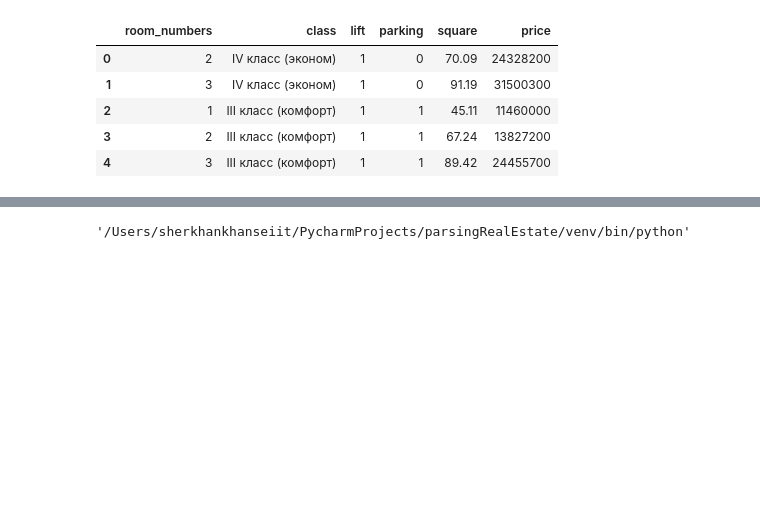
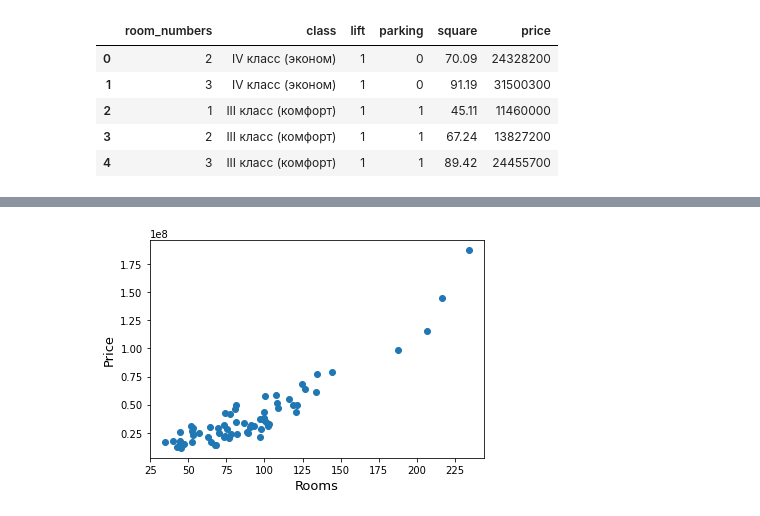
Before and after one commit to sherkhan23/preditionBaspanaML, a Jupyter notebook: predinct.ipynb, the cells around one changed output, grey strips where cells are left out. Drawn from its saved outputs; the diff is of its cells as text; code cells hidden in the pictures; blank space fills up the shorter version.

```diff
--- a/predinct.ipynb
+++ b/predinct.ipynb
@@ -61,6 +52,0 @@ Note: you may need to restart the kernel to use updated packages.
-# %%
-import sys
-sys.path
-sys.executable
-# %% [output]
-'/Users/sherkhankhanseiit/PycharmProjects/parsingRealEstate/venv/bin/python'
@@ -66,0 +56,8 @@ sys.executable
+# %%
+fig, ax = plt.subplots()
+ax.scatter(x = df['square'], y = df['price'])
+plt.ylabel('Price', fontsize=13)
+plt.xlabel('Rooms', fontsize=13)
+plt.show()
+# %% [output]
+[figure, added]
```
Also changed, not shown: parts of 17 cells of this notebook, 3 other files.
